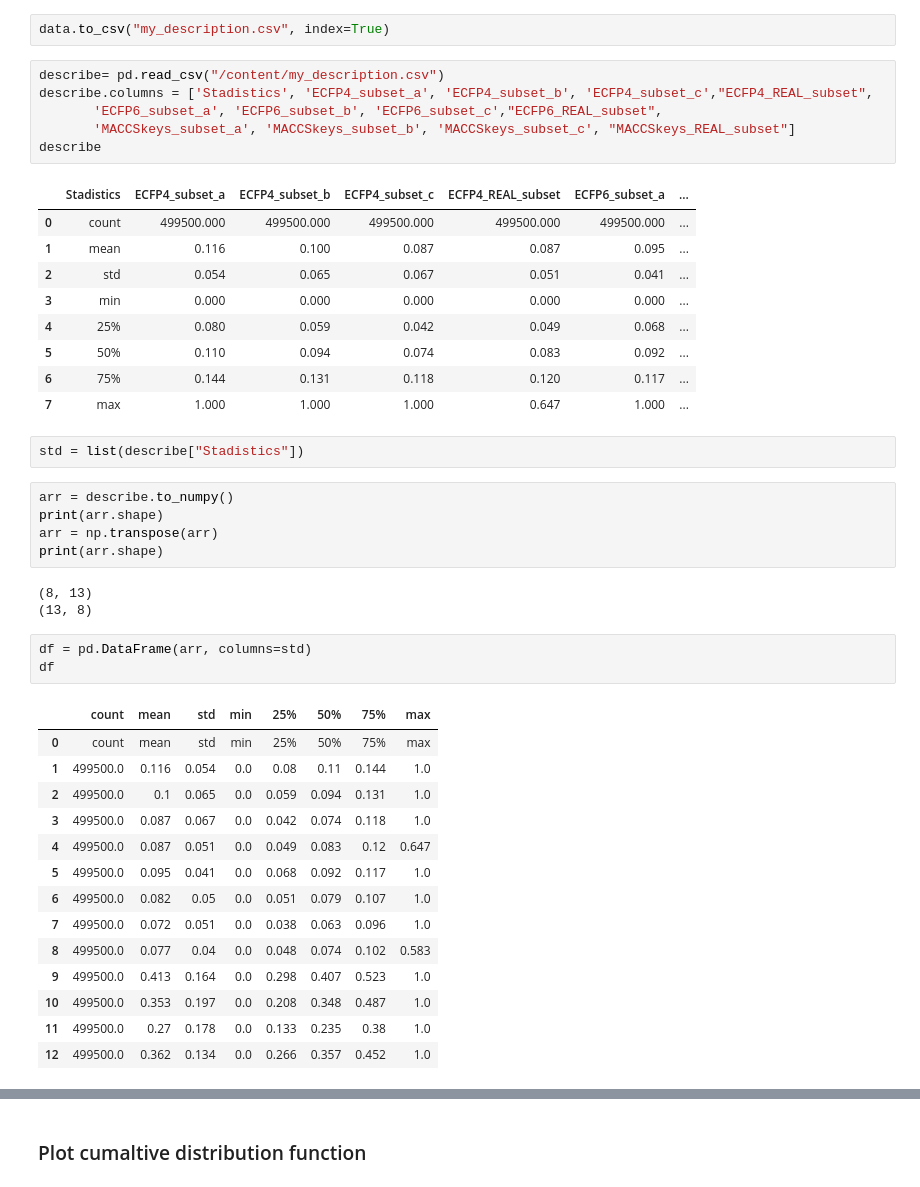
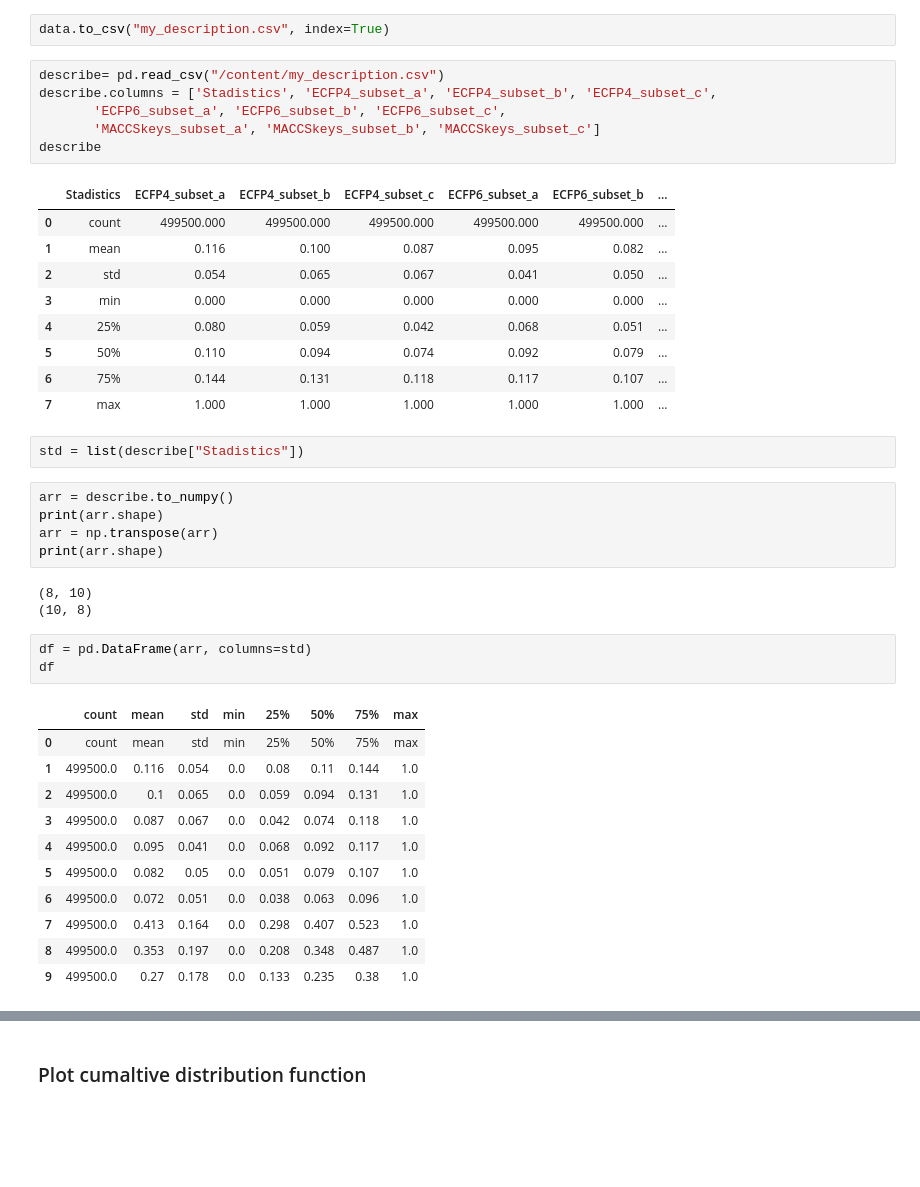
Before and after one commit to AnaChavezHdz/Comulative-distributio-function, a Jupyter notebook: Comulative_distribution_function.ipynb, the cells around one changed output, grey strips where cells are left out. Drawn from its saved outputs; the diff is of its cells as text; blank space fills up the shorter version.

```diff
--- a/Comulative_distribution_function.ipynb
+++ b/Comulative_distribution_function.ipynb
@@ -170,20 +159,20 @@ data
 data.to_csv("my_description.csv", index=True)
 # %%
 describe= pd.read_csv("/content/my_description.csv")
-describe.columns = ['Stadistics', 'ECFP4_subset_a', 'ECFP4_subset_b', 'ECFP4_subset_c',"ECFP4_REAL_subset",
-       'ECFP6_subset_a', 'ECFP6_subset_b', 'ECFP6_subset_c',"ECFP6_REAL_subset",
-       'MACCSkeys_subset_a', 'MACCSkeys_subset_b', 'MACCSkeys_subset_c', "MACCSkeys_REAL_subset"]
+describe.columns = ['Stadistics', 'ECFP4_subset_a', 'ECFP4_subset_b', 'ECFP4_subset_c',
+       'ECFP6_subset_a', 'ECFP6_subset_b', 'ECFP6_subset_c',
+       'MACCSkeys_subset_a', 'MACCSkeys_subset_b', 'MACCSkeys_subset_c']
 describe
 # %% [output]
-|  | Stadistics | ECFP4_subset_a | ECFP4_subset_b | ECFP4_subset_c | ECFP4_REAL_subset | ECFP6_subset_a | ... |
+|  | Stadistics | ECFP4_subset_a | ECFP4_subset_b | ECFP4_subset_c | ECFP6_subset_a | ECFP6_subset_b | ... |
 | 0 | count | 499500.000 | 499500.000 | 499500.000 | 499500.000 | 499500.000 | ... |
-| 1 | mean | 0.116 | 0.100 | 0.087 | 0.087 | 0.095 | ... |
-| 2 | std | 0.054 | 0.065 | 0.067 | 0.051 | 0.041 | ... |
+| 1 | mean | 0.116 | 0.100 | 0.087 | 0.095 | 0.082 | ... |
+| 2 | std | 0.054 | 0.065 | 0.067 | 0.041 | 0.050 | ... |
 | 3 | min | 0.000 | 0.000 | 0.000 | 0.000 | 0.000 | ... |
-| 4 | 25% | 0.080 | 0.059 | 0.042 | 0.049 | 0.068 | ... |
-| 5 | 50% | 0.110 | 0.094 | 0.074 | 0.083 | 0.092 | ... |
-| 6 | 75% | 0.144 | 0.131 | 0.118 | 0.120 | 0.117 | ... |
-| 7 | max | 1.000 | 1.000 | 1.000 | 0.647 | 1.000 | ... |
+| 4 | 25% | 0.080 | 0.059 | 0.042 | 0.068 | 0.051 | ... |
+| 5 | 50% | 0.110 | 0.094 | 0.074 | 0.092 | 0.079 | ... |
+| 6 | 75% | 0.144 | 0.131 | 0.118 | 0.117 | 0.107 | ... |
+| 7 | max | 1.000 | 1.000 | 1.000 | 1.000 | 1.000 | ... |
 # %%
 std = list(describe["Stadistics"])
 # %%
@@ -192,8 +181,8 @@ print(arr.shape)
 arr = np.transpose(arr)
 print(arr.shape)
 # %% [output]
-(8, 13)
-(13, 8)
+(8, 10)
+(10, 8)
 # %%
 df = pd.DataFrame(arr, columns=std)
 df
@@ -203,15 +192,12 @@ df
 | 1 | 499500.0 | 0.116 | 0.054 | 0.0 | 0.08 | 0.11 | 0.144 | 1.0 |
 | 2 | 499500.0 | 0.1 | 0.065 | 0.0 | 0.059 | 0.094 | 0.131 | 1.0 |
 | 3 | 499500.0 | 0.087 | 0.067 | 0.0 | 0.042 | 0.074 | 0.118 | 1.0 |
-| 4 | 499500.0 | 0.087 | 0.051 | 0.0 | 0.049 | 0.083 | 0.12 | 0.647 |
-| 5 | 499500.0 | 0.095 | 0.041 | 0.0 | 0.068 | 0.092 | 0.117 | 1.0 |
-| 6 | 499500.0 | 0.082 | 0.05 | 0.0 | 0.051 | 0.079 | 0.107 | 1.0 |
-| 7 | 499500.0 | 0.072 | 0.051 | 0.0 | 0.038 | 0.063 | 0.096 | 1.0 |
-| 8 | 499500.0 | 0.077 | 0.04 | 0.0 | 0.048 | 0.074 | 0.102 | 0.583 |
-| 9 | 499500.0 | 0.413 | 0.164 | 0.0 | 0.298 | 0.407 | 0.523 | 1.0 |
-| 10 | 499500.0 | 0.353 | 0.197 | 0.0 | 0.208 | 0.348 | 0.487 | 1.0 |
-| 11 | 499500.0 | 0.27 | 0.178 | 0.0 | 0.133 | 0.235 | 0.38 | 1.0 |
-| 12 | 499500.0 | 0.362 | 0.134 | 0.0 | 0.266 | 0.357 | 0.452 | 1.0 |
+| 4 | 499500.0 | 0.095 | 0.041 | 0.0 | 0.068 | 0.092 | 0.117 | 1.0 |
+| 5 | 499500.0 | 0.082 | 0.05 | 0.0 | 0.051 | 0.079 | 0.107 | 1.0 |
+| 6 | 499500.0 | 0.072 | 0.051 | 0.0 | 0.038 | 0.063 | 0.096 | 1.0 |
+| 7 | 499500.0 | 0.413 | 0.164 | 0.0 | 0.298 | 0.407 | 0.523 | 1.0 |
+| 8 | 499500.0 | 0.353 | 0.197 | 0.0 | 0.208 | 0.348 | 0.487 | 1.0 |
+| 9 | 499500.0 | 0.27 | 0.178 | 0.0 | 0.133 | 0.235 | 0.38 | 1.0 |
 # %%
 df2 = df.iloc[1:]
 df2 = df2.reset_index(drop=True)
```
Also changed, not shown: parts of 25 cells of this notebook.
